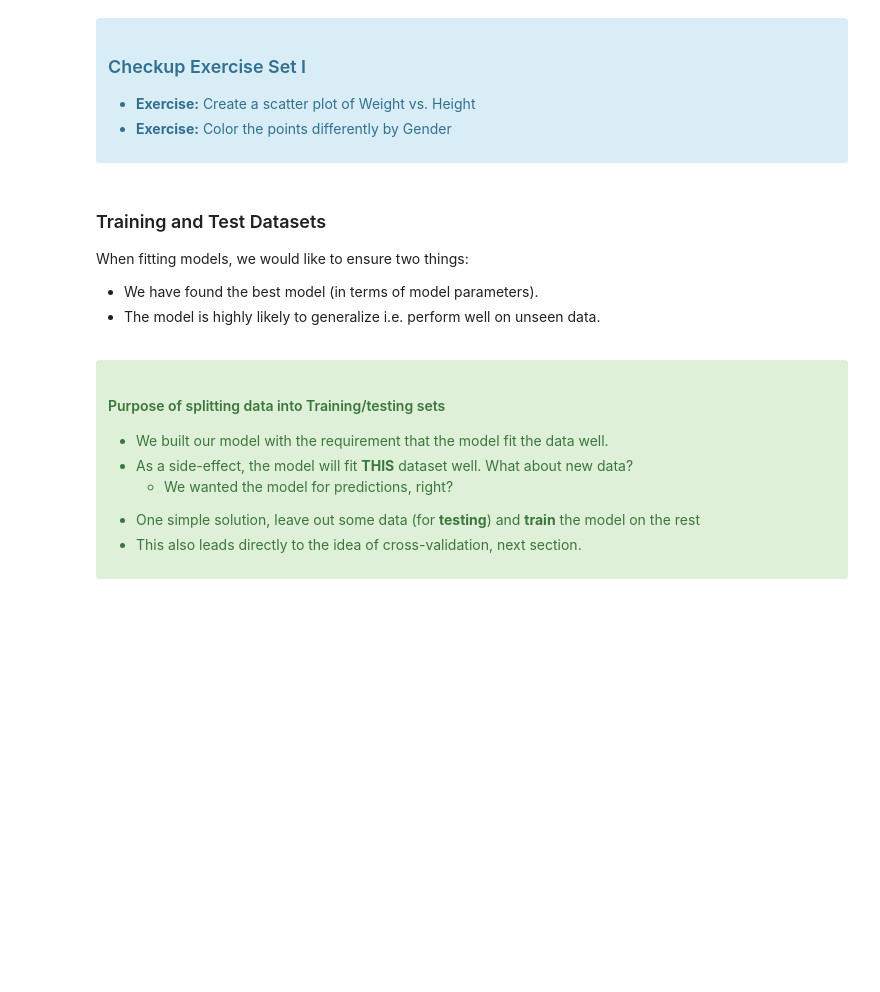
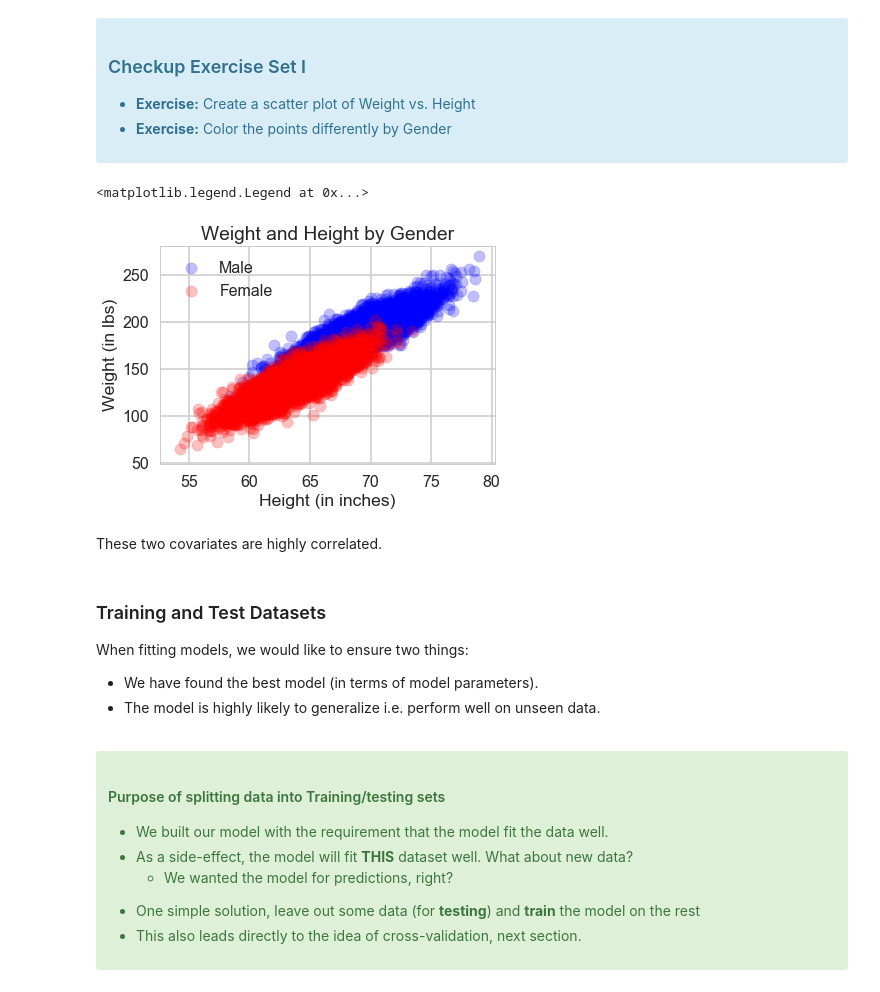
Before and after one commit to swfisher/springboard, a Jupyter notebook: Machine Learning Projects/logistic_regression/Mini_Project_Logistic_Regression.ipynb, the cells around one changed output. Saved outputs shown, nothing was run; the diff lists cells and outputs as text; code cells hidden in the pictures; blank space fills up the shorter version.

```diff
--- a/Machine Learning Projects/logistic_regression/Mini_Project_Logistic_Regression.ipynb
+++ b/Machine Learning Projects/logistic_regression/Mini_Project_Logistic_Regression.ipynb
@@ -125,3 +123,19 @@ with the "response" or "label" $y$ as a plain array of 0s and 1s for binary clas
+# %%
+# your turn
+colors = {'Male':'Blue','Female':'Red'}
+for gender in dflog['Gender'].unique():
+    mask = dflog['Gender'] == gender
+    plt.scatter(x=dflog[mask]['Height'],y=dflog[mask]['Weight'],
+                c=colors[gender],alpha=0.25,label=gender)
+plt.title('Weight and Height by Gender')
+plt.xlabel('Height (in inches)')
+plt.ylabel('Weight (in lbs)')
+plt.legend()
+# %% [output]
+<matplotlib.legend.Legend at 0x...>
+[figure, added]
+# %% [markdown]
+These two covariates are highly correlated.
 # %% [markdown]
 ### Training and Test Datasets
 
```
Also changed, not shown: parts of 17 cells of this notebook.
